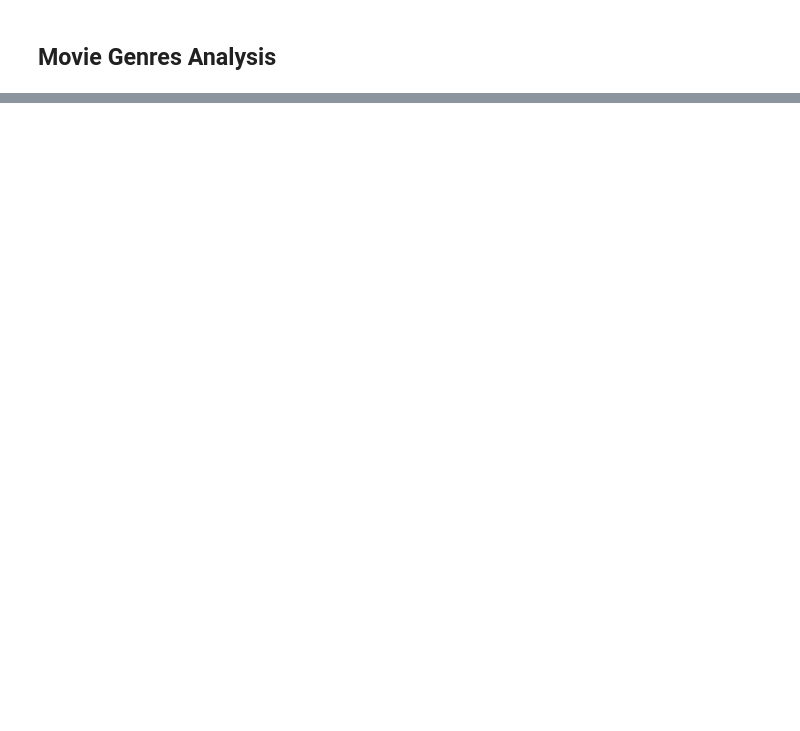
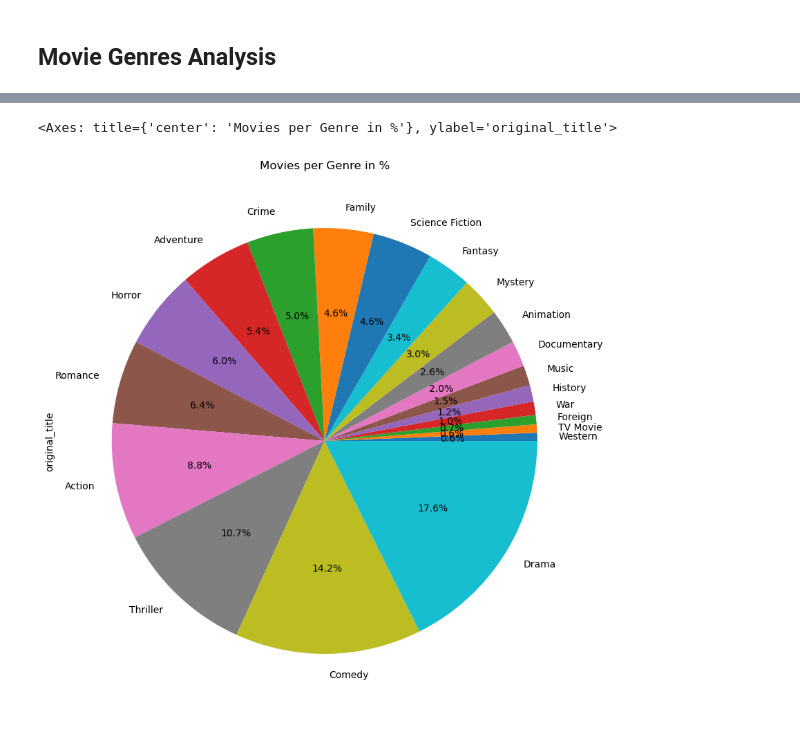
Before and after one commit to a-melino/Python-Movie-Genres-Analysis, a Jupyter notebook: movie_genres_analysis.ipynb, the cells around one changed output, grey strips where cells are left out. Saved outputs shown, nothing was run; the diff lists cells and outputs as text; code cells hidden in the pictures; blank space fills up the shorter version.

```diff
--- a/movie_genres_analysis.ipynb
+++ b/movie_genres_analysis.ipynb
@@ -53,0 +80,4 @@ movies.dropna(subset = ['genres'], inplace = True)
+# %%
+# remove unnecessary columns, assign it as a new dataframe called 'movies_genre'
+movies_genre = movies[['popularity', 'budget', 'revenue', 'original_title', 'runtime', 'genres', 'release_year', 'vote_count', 'vote_average', 'profit']]
+movies_genre.head()
@@ -53,0 +91,4 @@ movies.dropna(subset = ['genres'], inplace = True)
+# %%
+# clean the genres column, split it by the '|' character and stack based on the index (creates multi-level index)
+split = movies_genre['genres'].str.split('|').apply(Series, 1).stack()
+split
@@ -53,0 +108,9 @@ movies.dropna(subset = ['genres'], inplace = True)
+# %%
+# remove the newly created multi-level index, and rename the series
+split.index = split.index.droplevel(-1)
+split.name = 'genres_split'
+
+# delete the 'genres' column from the working dataframe and replace it with the newly created series 'genres_split'.
+del movies_genre['genres']
+movies_genre = movies_genre.join(split)
+movies_genre.head()
@@ -53,0 +127,4 @@ movies.dropna(subset = ['genres'], inplace = True)
+# %%
+# creates a new database with the unique genres as the index and their respective counts as a column of data
+genres_count = pd.DataFrame(movies_genre.groupby('genres_split').original_title.nunique()).sort_values('original_title', ascending = True)
+genres_count
@@ -53,0 +150,6 @@ movies.dropna(subset = ['genres'], inplace = True)
+# %%
+# Creates a pie chart to display the numbers of movies in each genre by percentage
+genres_count['original_title'].plot.pie(title = 'Movies per Genre in %', autopct = '%1.1f%%', figsize = (10, 10))
+# %% [output]
+<Axes: title={'center': 'Movies per Genre in %'}, ylabel='original_title'>
+[figure, added]
```
Also changed, not shown: parts of 45 cells of this notebook, 1 other file.
